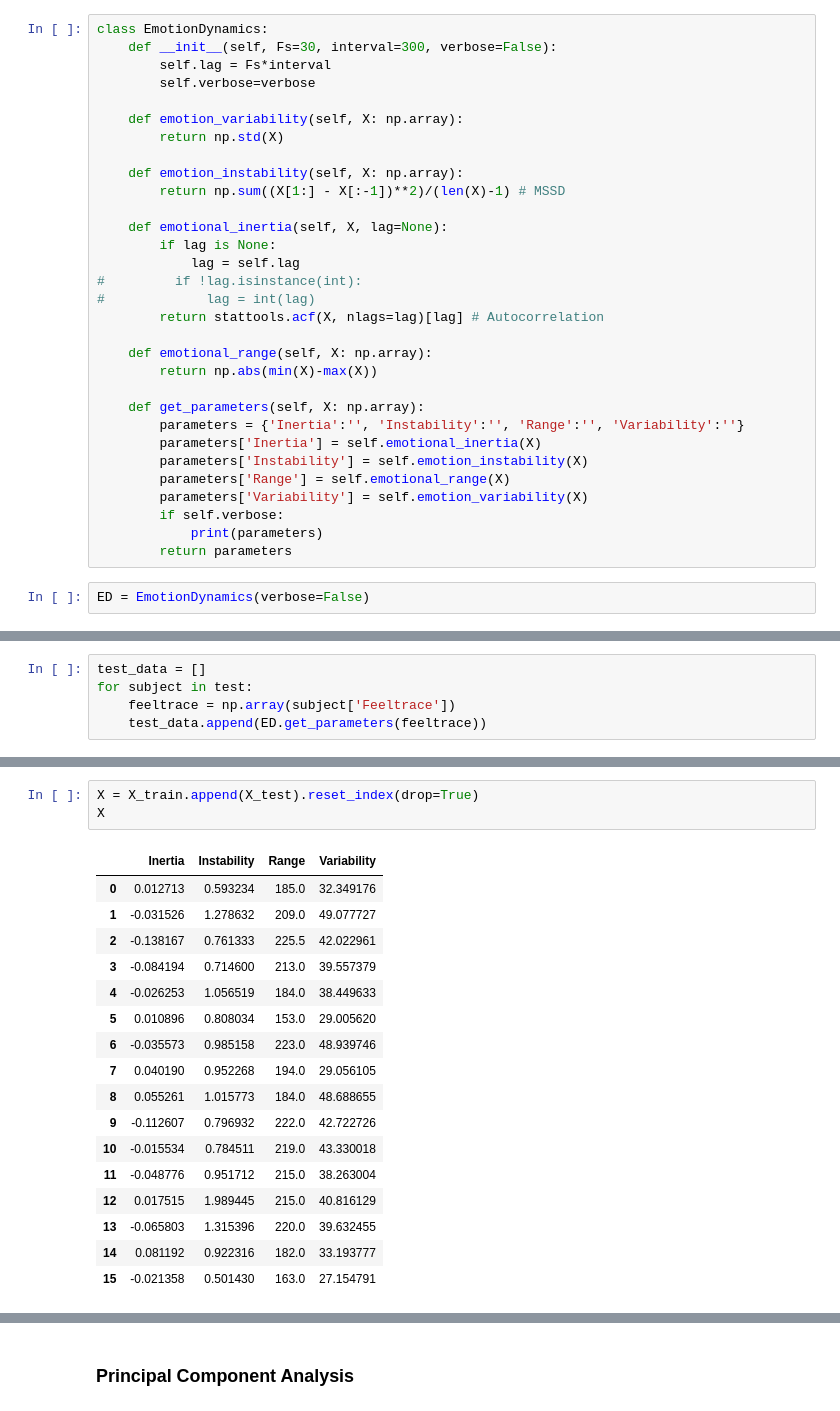
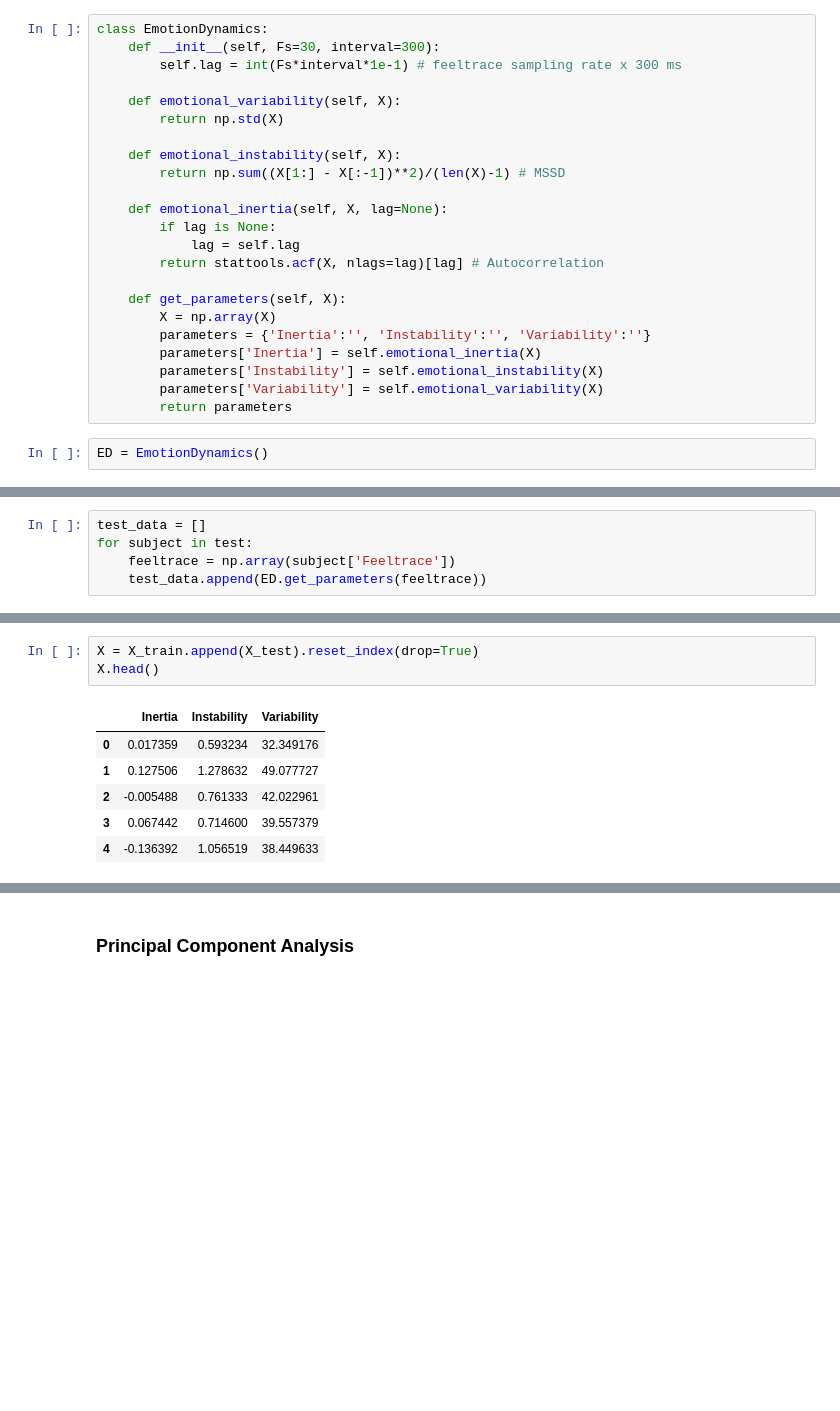
Before and after one commit to rubiarg/emotion-transitions, a Jupyter notebook: feeltrace-clustering.ipynb, the cells around one changed output, grey strips where cells are left out. Saved outputs shown, nothing was run; the diff lists cells and outputs as text; blank space fills up the shorter version.

```diff
--- a/feeltrace-clustering.ipynb
+++ b/feeltrace-clustering.ipynb
@@ -57,36 +65,28 @@ Refer to _Houben M, Van Den Noortgate W, Kuppens P. The relation between short-t
 # %%
 class EmotionDynamics:
-    def __init__(self, Fs=30, interval=300, verbose=False):
-        self.lag = Fs*interval
-        self.verbose=verbose
+    def __init__(self, Fs=30, interval=300):
+        self.lag = int(Fs*interval*1e-1) # feeltrace sampling rate x 300 ms
 
-    def emotion_variability(self, X: np.array):
+    def emotional_variability(self, X):
         return np.std(X)
 
-    def emotion_instability(self, X: np.array):
+    def emotional_instability(self, X):
         return np.sum((X[1:] - X[:-1])**2)/(len(X)-1) # MSSD
 
     def emotional_inertia(self, X, lag=None):
         if lag is None:
             lag = self.lag
-#         if !lag.isinstance(int):
-#             lag = int(lag)
         return stattools.acf(X, nlags=lag)[lag] # Autocorrelation
 
-    def emotional_range(self, X: np.array):
-        return np.abs(min(X)-max(X))
-
-    def get_parameters(self, X: np.array):
-        parameters = {'Inertia':'', 'Instability':'', 'Range':'', 'Variability':''}
+    def get_parameters(self, X):
+        X = np.array(X)
+        parameters = {'Inertia':'', 'Instability':'', 'Variability':''}
         parameters['Inertia'] = self.emotional_inertia(X)
-        parameters['Instability'] = self.emotion_instability(X)
-        parameters['Range'] = self.emotional_range(X)
-        parameters['Variability'] = self.emotion_variability(X)
-        if self.verbose:
-            print(parameters)
+        parameters['Instability'] = self.emotional_instability(X)
+        parameters['Variability'] = self.emotional_variability(X)
         return parameters
 # %%
-ED = EmotionDynamics(verbose=False)
+ED = EmotionDynamics()
 # %%
 ED.get_parameters(train[1]['Feeltrace'])
 # %% [output]
@@ -124,21 +123,10 @@ X_train
 # %%
 X = X_train.append(X_test).reset_index(drop=True)
-X
+X.head()
 # %% [output]
-|  | Inertia | Instability | Range | Variability |
-| 0 | 0.012713 | 0.593234 | 185.0 | 32.349176 |
-| 1 | -0.031526 | 1.278632 | 209.0 | 49.077727 |
-| 2 | -0.138167 | 0.761333 | 225.5 | 42.022961 |
-| 3 | -0.084194 | 0.714600 | 213.0 | 39.557379 |
-| 4 | -0.026253 | 1.056519 | 184.0 | 38.449633 |
-| 5 | 0.010896 | 0.808034 | 153.0 | 29.005620 |
-| 6 | -0.035573 | 0.985158 | 223.0 | 48.939746 |
-| 7 | 0.040190 | 0.952268 | 194.0 | 29.056105 |
-| 8 | 0.055261 | 1.015773 | 184.0 | 48.688655 |
-| 9 | -0.112607 | 0.796932 | 222.0 | 42.722726 |
-| 10 | -0.015534 | 0.784511 | 219.0 | 43.330018 |
-| 11 | -0.048776 | 0.951712 | 215.0 | 38.263004 |
-| 12 | 0.017515 | 1.989445 | 215.0 | 40.816129 |
-| 13 | -0.065803 | 1.315396 | 220.0 | 39.632455 |
-| 14 | 0.081192 | 0.922316 | 182.0 | 33.193777 |
-| 15 | -0.021358 | 0.501430 | 163.0 | 27.154791 |
+|  | Inertia | Instability | Variability |
+| 0 | 0.017359 | 0.593234 | 32.349176 |
+| 1 | 0.127506 | 1.278632 | 49.077727 |
+| 2 | -0.005488 | 0.761333 | 42.022961 |
+| 3 | 0.067442 | 0.714600 | 39.557379 |
+| 4 | -0.136392 | 1.056519 | 38.449633 |
```
Also changed, not shown: parts of 16 cells of this notebook, 2 other files.
